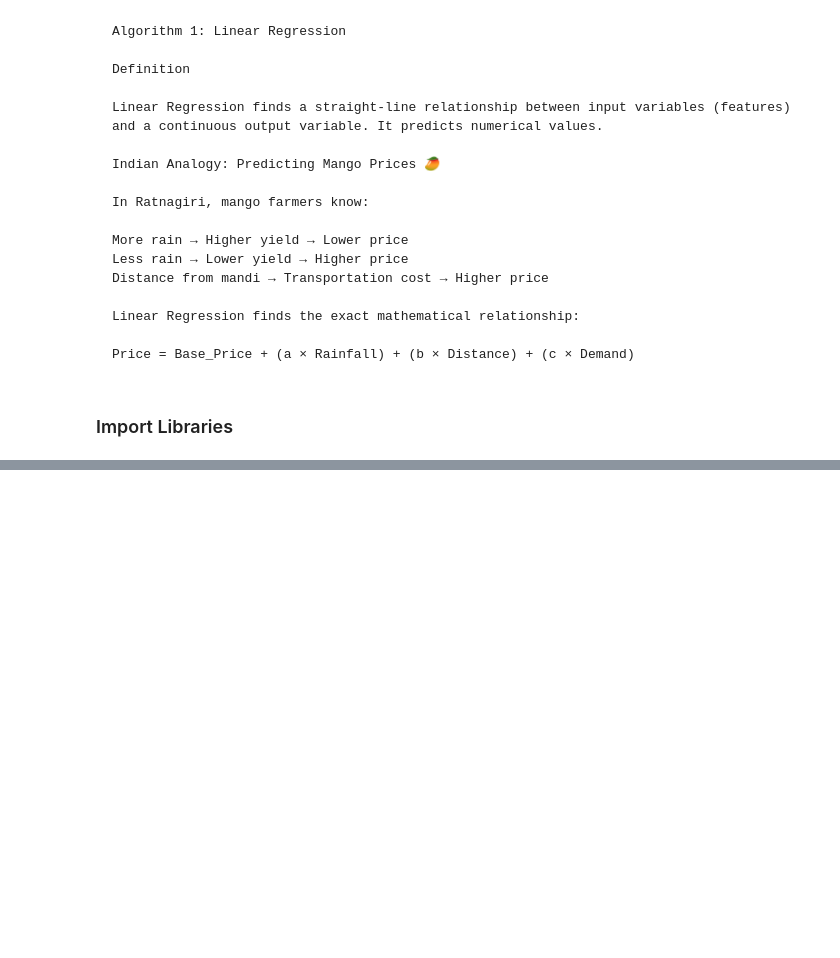
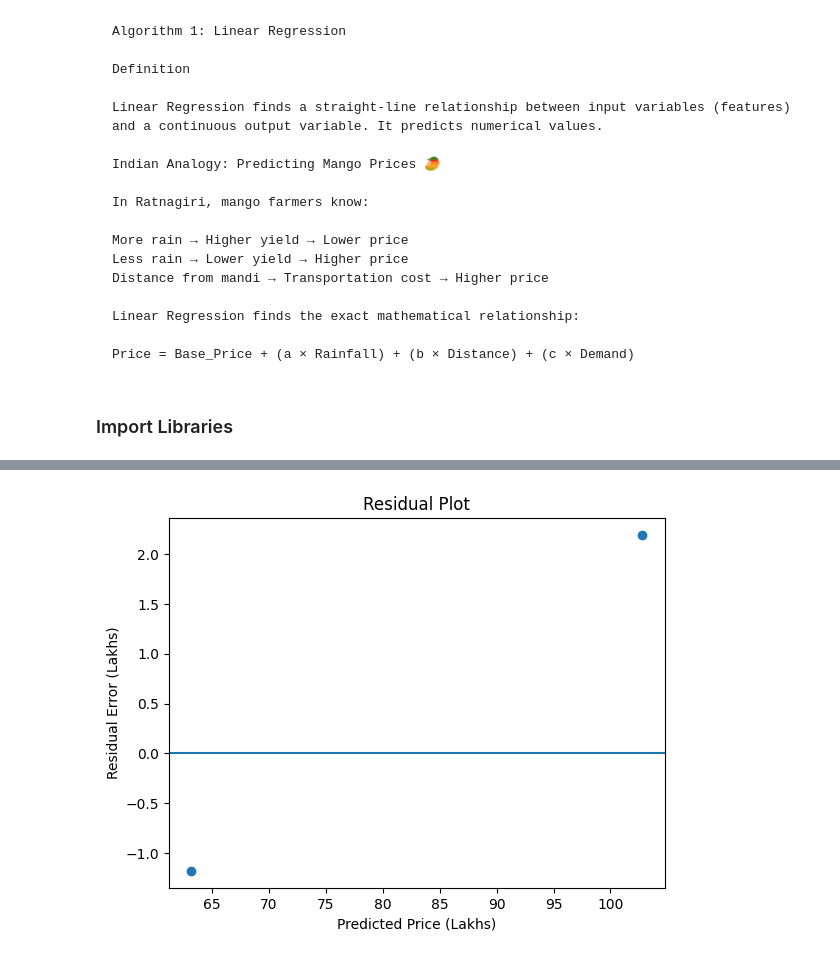
Before and after one commit to starlordali4444/gtr_deep_learning, a Jupyter notebook: batches/1/day_05/dev.ipynb, the cells around one changed output, grey strips where cells are left out. Saved outputs shown, nothing was run; the diff lists cells and outputs as text; code cells hidden in the pictures; blank space fills up the shorter version.

```diff
--- a/batches/1/day_05/dev.ipynb
+++ b/batches/1/day_05/dev.ipynb
@@ -110,0 +115,3 @@ df = pd.DataFrame(data)
+# %%
+# Split data (80% train, 20% test)
+X_train, X_test, y_train, y_test = train_test_split(X, y, test_size=0.2, random_state=42)
@@ -110,0 +134,4 @@ df = pd.DataFrame(data)
+# %%
+# Create and train model
+model = LinearRegression()
+model.fit(X_train, y_train)
@@ -110,0 +140,3 @@ df = pd.DataFrame(data)
+# %%
+# Predict
+predictions = model.predict(X_test)
@@ -110,0 +212,9 @@ df = pd.DataFrame(data)
+# %%
+results_df = pd.DataFrame({
+    'Actual_Price_Lakhs': y_test.values,
+    'Predicted_Price_Lakhs': predictions
+})
+
+results_df['Error_Lakhs'] = results_df['Actual_Price_Lakhs'] - results_df['Predicted_Price_Lakhs']
+
+print(results_df)
@@ -110,0 +237,11 @@ df = pd.DataFrame(data)
+# %%
+import matplotlib.pyplot as plt
+
+plt.scatter(predictions, results_df['Error_Lakhs'])
+plt.axhline(y=0)
+plt.xlabel("Predicted Price (Lakhs)")
+plt.ylabel("Residual Error (Lakhs)")
+plt.title("Residual Plot")
+plt.show()
+# %% [output]
+[figure, added]
```
Also changed, not shown: parts of 19 cells of this notebook.
